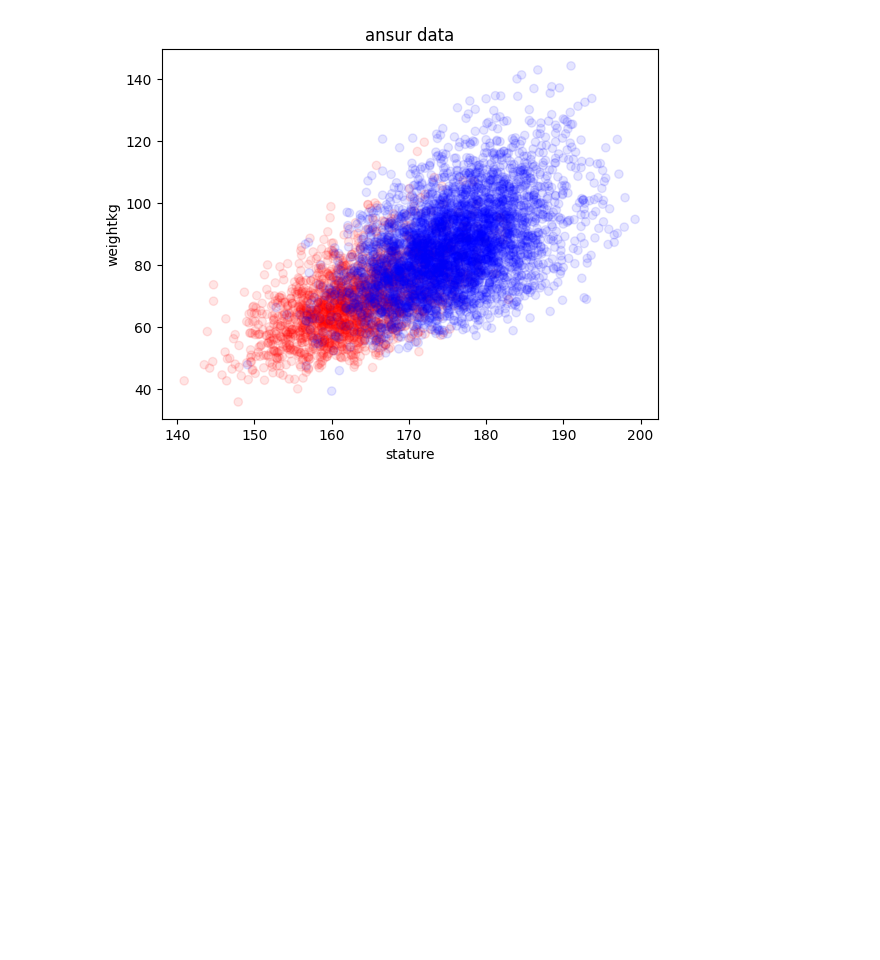
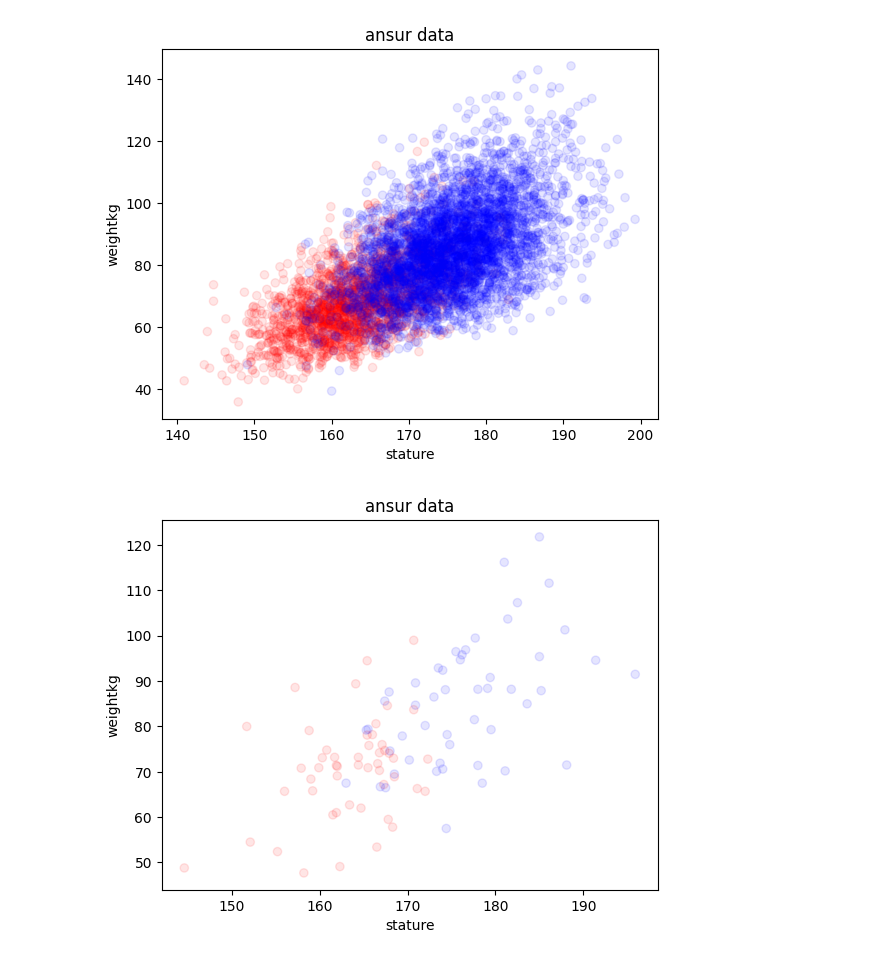
Before and after one commit to farhadspy/Machine-Learning, a Jupyter notebook: ansur.ipynb, the cells around one changed output. Saved outputs shown, nothing was run; the diff lists cells and outputs as text; code cells hidden in the pictures; blank space fills up the shorter version.

```diff
--- a/ansur.ipynb
+++ b/ansur.ipynb
@@ -35,4 +12,4 @@ First 50 test data points:
 # %%
-test_male_data = male_data.head(50).values.tolist()
-print("First 50 test data points:")
-print(test_male_data)
+# جدا کردن 50 ردیف اول به‌صورت دیتا فریم (بدون تبدیل به لیست)
+test_female_data = female_data.head(50).copy()  # استفاده از copy برای جلوگیری از مشکلات مرجع
+test_male_data = male_data.head(50).copy()
@@ -68,3 +23,5 @@ male_data.head()
 # %%
 data = pd.concat([female_data, male_data])
-data
+#data
+data2 = pd.concat([test_female_data, test_male_data])
+#data2
@@ -100,6 +38,10 @@ y_test shape: (50,)
 data["weightkg"] = data["weightkg"] / 10 # convert to kg
 data["stature"] = data["stature"] / 10   # convert to cm
 data["Gender"] = data["Gender"].replace(["Female","Male"],[0,1])   # convert to binary
+
+data2["weightkg"] = data2["weightkg"] / 10 # convert to kg
+data2["stature"] = data2["stature"] / 10   # convert to cm
+data2["Gender"] = data2["Gender"].replace(["Female","Male"],[0,1])   # convert to binary
 # %%
 cmap = ["red" , "blue"]
 plt.scatter(data["stature"] ,data["weightkg"] , c=data["Gender"] ,cmap=ListedColormap(cmap) , alpha=0.1)
@@ -109,4 +51,13 @@ plt.ylabel('weightkg')
 plt.show()
 # %% [output]
 [figure]
+# %%
+cmap = ["red" , "blue"]
+plt.scatter(data2["stature"] ,data2["weightkg"] , c=data2["Gender"] ,cmap=ListedColormap(cmap) , alpha=0.1)
+plt.title("ansur data")
+plt.xlabel('stature')
+plt.ylabel('weightkg')
+plt.show()
+# %% [output]
+[figure, added]
 # %%
```
Also changed, not shown: parts of 18 cells of this notebook.
